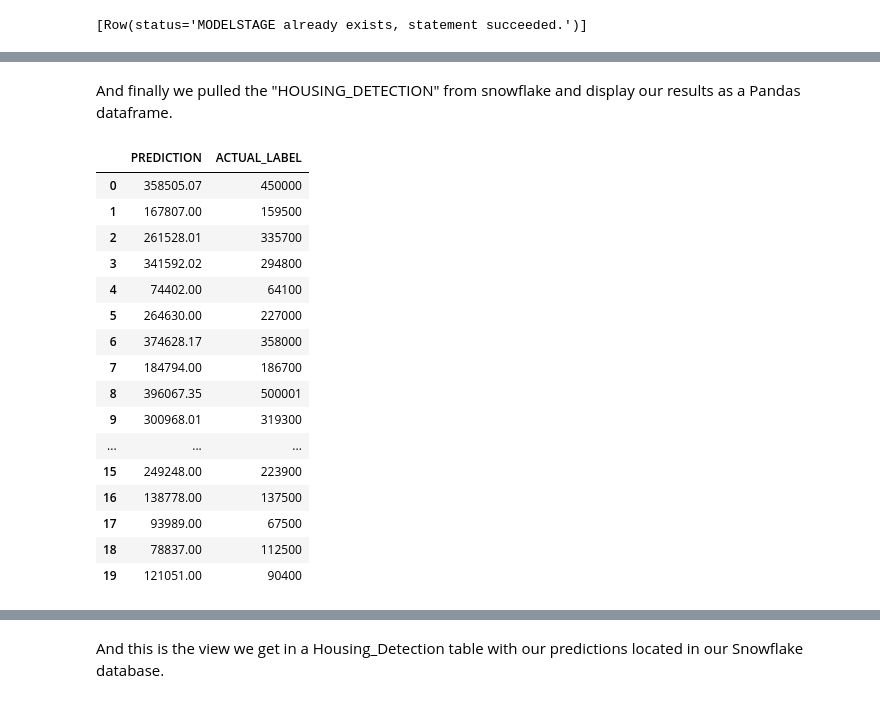
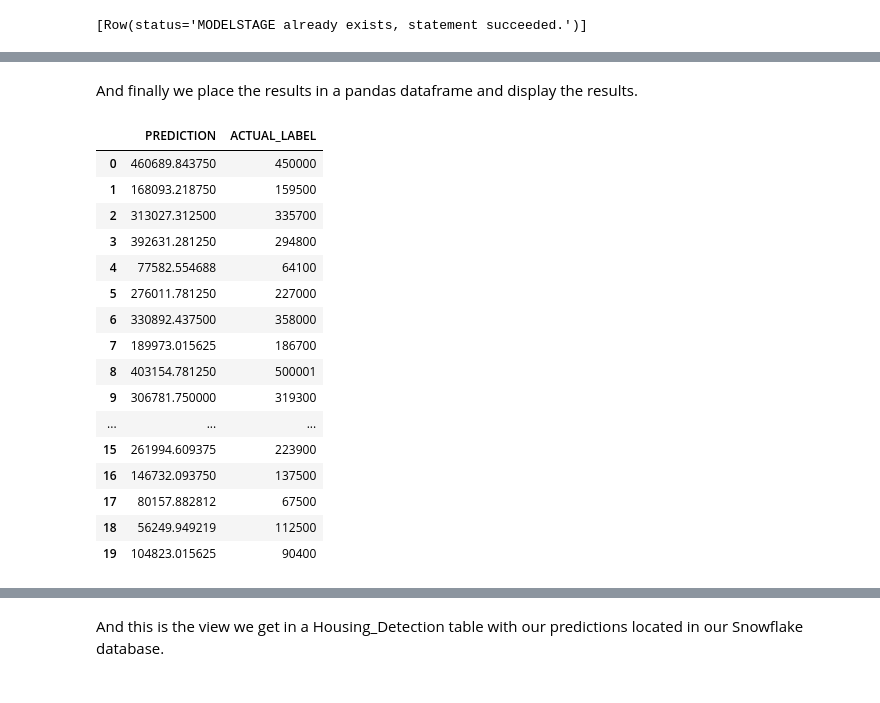
Before and after one commit to Hakkoda1/Snowpark_migrate, a Jupyter notebook: housing_Snowtrain.ipynb, the cells around one changed output, grey strips where cells are left out. Cells and saved outputs as stored; diff of their text form; code cells hidden in the pictures.

```diff
--- a/housing_Snowtrain.ipynb
+++ b/housing_Snowtrain.ipynb
@@ -690,24 +683,26 @@ Wall time: 1min 16s
+# %%
+
+# New code
+import sys
+import cachetools
+import os
+session.add_import("@MODELS/housing_reg.joblib")
+
+@cachetools.cached(cache={})
+def read_file(filename):
+       import_dir = sys._xoptions.get("snowflake_import_directory")
+       if import_dir:
+              with open(os.path.join(import_dir, filename), 'rb') as file:
+                     m = joblib.load(file)
+                     return m
 # %%
-import sys
-import cachetools
-import os
-session.add_import("@MODELS/housing_fores_reg.joblib")
-
-@cachetools.cached(cache={})
-def read_file(filename):
-       import_dir = sys._xoptions.get("snowflake_import_directory")
-       if import_dir:
-              with open(os.path.join(import_dir, filename), 'rb') as file:
-                     m = joblib.load(file)
-                     return m
-
 features = ['LONGITUDE', 'LATITUDE', 'HOUSING_MEDIAN_AGE', 'TOTAL_ROOMS',
        'TOTAL_BEDROOMS', 'POPULATION', 'HOUSEHOLDS', 'MEDIAN_INCOME', 'OCEAN_PROXIMITY']
 
-@udf(name="predict", is_permanent=True, stage_location="@udf", replace=True,session=session)
+@udf(name='predict', is_permanent=True, stage_location='@udf', replace=True)
 def predict(LONGITUDE: float, LATITUDE: float, HOUSING_MEDIAN_AGE: float, TOTAL_ROOMS: float,
                     TOTAL_BEDROOMS: float, POPULATION: float, HOUSEHOLDS: float, MEDIAN_INCOME: float,
                     OCEAN_PROXIMITY: str) -> float:
-       m = read_file('housing_fores_reg.joblib')
+       m = read_file('housing_reg.joblib')
        row = pd.DataFrame([locals()], columns=features)
        return m.predict(row)[0]
@@ -755,22 +720,22 @@ snowdf_results.to_pandas().select(snow_df.PREDICTION,snow_df.ACTUAL_LABEL).head(
 # %% [markdown]
-And finally we pulled the "HOUSING_DETECTION" from snowflake and display our results as a Pandas dataframe.
+And finally we place the results in a pandas dataframe and display the results.
 # %%
-snowdf_results.select(snowdf_results.PREDICTION,snowdf_results.ACTUAL_LABEL).to_pandas().head(20)
+snowdf_results.select(snowdf_results.PREDICTION,snowdf_results.ACTUAL_LABEL).to_pandas()
 # %% [output]
 |  | PREDICTION | ACTUAL_LABEL |
-| 0 | 358505.07 | 450000 |
-| 1 | 167807.00 | 159500 |
-| 2 | 261528.01 | 335700 |
-| 3 | 341592.02 | 294800 |
-| 4 | 74402.00 | 64100 |
-| 5 | 264630.00 | 227000 |
-| 6 | 374628.17 | 358000 |
-| 7 | 184794.00 | 186700 |
-| 8 | 396067.35 | 500001 |
-| 9 | 300968.01 | 319300 |
+| 0 | 460689.843750 | 450000 |
+| 1 | 168093.218750 | 159500 |
+| 2 | 313027.312500 | 335700 |
+| 3 | 392631.281250 | 294800 |
+| 4 | 77582.554688 | 64100 |
+| 5 | 276011.781250 | 227000 |
+| 6 | 330892.437500 | 358000 |
+| 7 | 189973.015625 | 186700 |
+| 8 | 403154.781250 | 500001 |
+| 9 | 306781.750000 | 319300 |
 | ... | ... | ... |
-| 15 | 249248.00 | 223900 |
-| 16 | 138778.00 | 137500 |
-| 17 | 93989.00 | 67500 |
-| 18 | 78837.00 | 112500 |
-| 19 | 121051.00 | 90400 |
+| 15 | 261994.609375 | 223900 |
+| 16 | 146732.093750 | 137500 |
+| 17 | 80157.882812 | 67500 |
+| 18 | 56249.949219 | 112500 |
+| 19 | 104823.015625 | 90400 |
```
Also changed, not shown: parts of 17 cells of this notebook.
